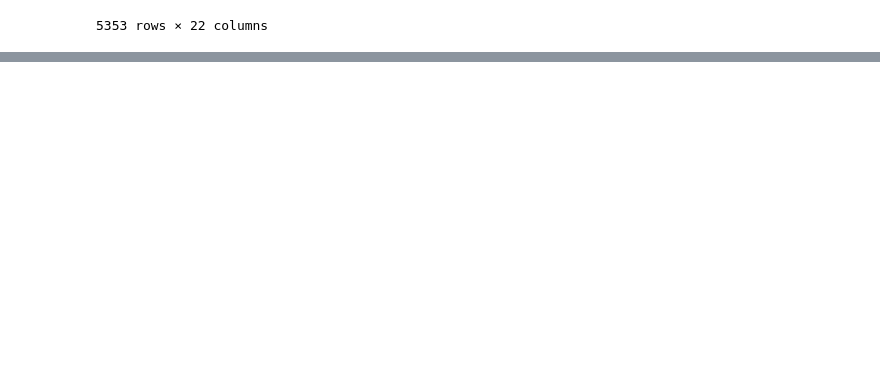
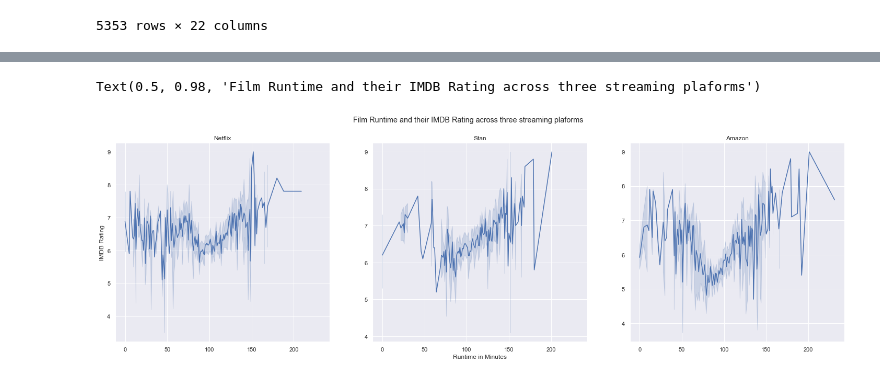
Before and after one commit to BA-BEL/movie-analysis-DABC-P1, a Jupyter notebook: tmdb_ddc .ipynb, the cells around one changed output, grey strips where cells are left out. Saved outputs shown, nothing was run; the diff lists cells and outputs as text; code cells hidden in the pictures; blank space fills up the shorter version.

```diff
--- a/tmdb_ddc .ipynb
+++ b/tmdb_ddc .ipynb
@@ -36,8 +230,12 @@ movie_tmdb
 # %%
-#Netflix Data Only
+#Netflix Data Only for Genres
+netflix = movie_tmdb.query("netflix_provider == 'Yes'")
+netflix_clean = netflix.drop(columns= ["stan_provider", "amazon_provider"])
 
-netflix = movie_tmdb.query("netflix_provider == 'Yes'")
+#Stan Data Only
+stan = movie_tmdb.query("stan_provider == 'Yes'")
+stan_clean = stan.drop(columns= ["netflix_provider", "amazon_provider"])
 
-netflix_clean = netflix.drop(columns= ["stan_provider", "amazon_provider"], axis=1)
-
-netflix_clean.head(50)
+#Amazon Data only
+amazon = movie_tmdb.query("amazon_provider == 'Yes'")
+amazon_clean = amazon.drop(columns= ["netflix_provider", "stan_provider"])
@@ -259,0 +267,19 @@ amazon_clean
+# %%
+#What are the top 10 movies on Netflix based on IMDB?
+
+#Runtime vs IMDB Rating
+
+# imdb_netflix = netflix_clean.sort_values(by='imdb_rating', ascending=False, ignore_index=True)
+fig2, axes= plt.subplots(1,3, figsize=(25, 7), sharex=True)
+sns.lineplot(data=netflix_clean, x="runtime", y="imdb_rating", ax=axes[0]).set_title("Netflix")
+sns.lineplot(data=stan_clean, x="runtime", y="imdb_rating", ax=axes[1]).set_title("Stan")
+sns.lineplot(data=amazon_clean, x="runtime", y="imdb_rating", ax=axes[2]).set_title("Amazon")
+
+axes[0].set(xlabel=None, ylabel="IMDB Rating")
+axes[1].set(xlabel="Runtime in Minutes", ylabel=None)
+axes[2].set(xlabel=None, ylabel=None)
+
+fig2.suptitle("Film Runtime and their IMDB Rating across three streaming plaforms", fontsize= "large")
+# %% [output]
+Text(0.5, 0.98, 'Film Runtime and their IMDB Rating across three streaming plaforms')
+[figure, added]
```
Also changed, not shown: parts of 23 cells of this notebook, 1 other file.
